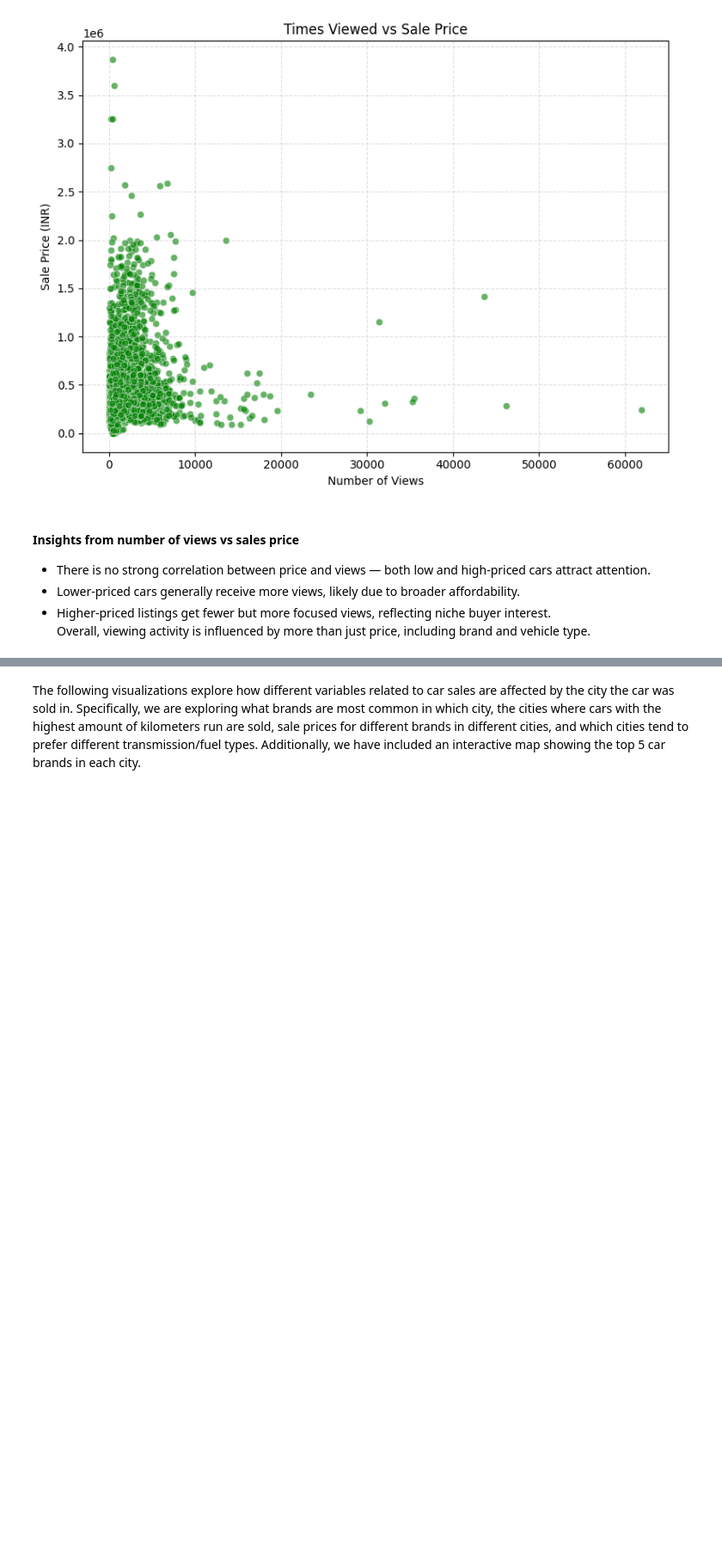
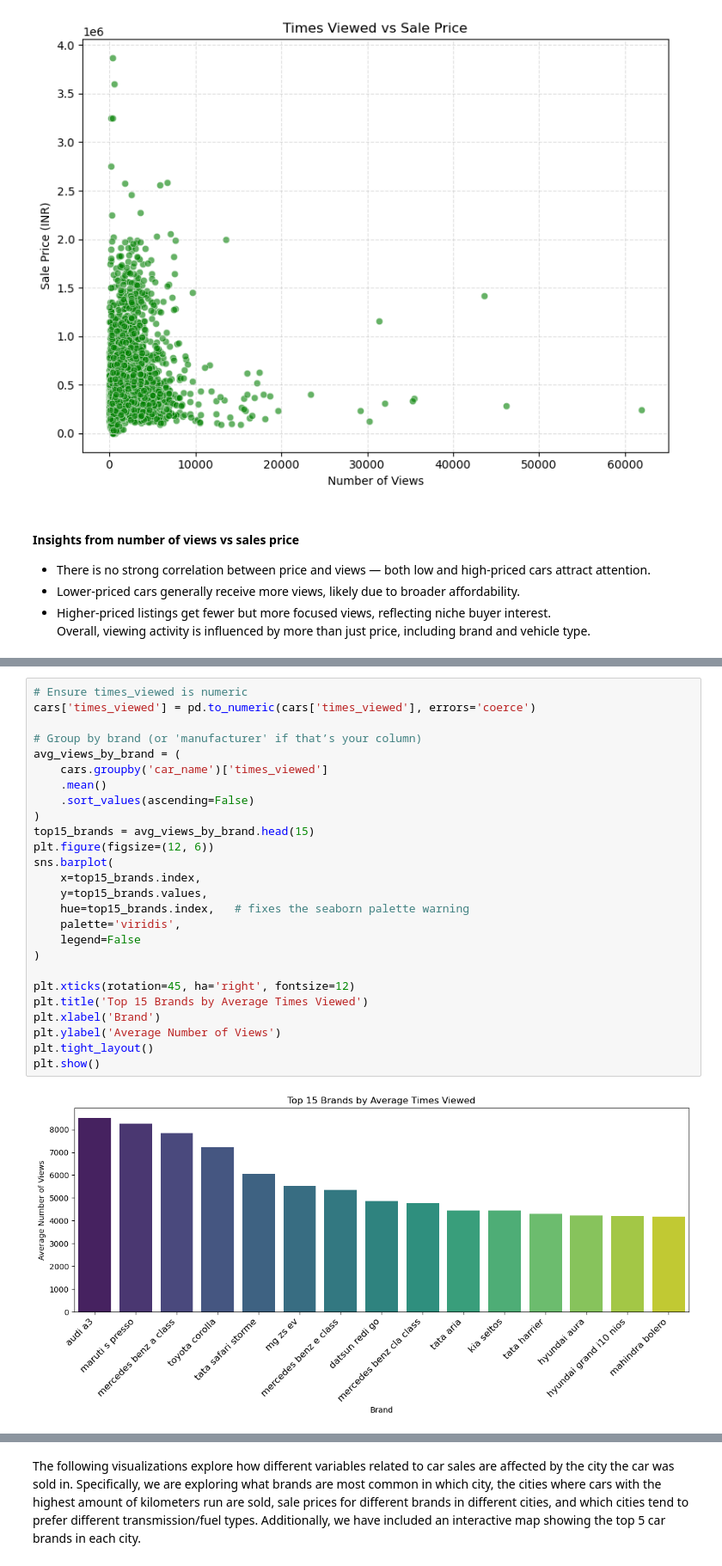
Before and after one commit to aarschne/UN5550finalproject, a Jupyter notebook: data_cleaning_visualization.ipynb, the cells around one changed output, grey strips where cells are left out. Shown at 86% size. Cells and saved outputs as stored; diff of their text form; blank space fills up the shorter version.

```diff
--- a/data_cleaning_visualization.ipynb
+++ b/data_cleaning_visualization.ipynb
@@ -377,0 +425,28 @@ Overall, viewing activity is influenced by more than just price, including brand
+# %%
+# Ensure times_viewed is numeric
+cars['times_viewed'] = pd.to_numeric(cars['times_viewed'], errors='coerce')
+
+# Group by brand (or 'manufacturer' if that’s your column)
+avg_views_by_brand = (
+    cars.groupby('car_name')['times_viewed']
+    .mean()
+    .sort_values(ascending=False)
+)
+top15_brands = avg_views_by_brand.head(15)
+plt.figure(figsize=(12, 6))
+sns.barplot(
+    x=top15_brands.index,
+    y=top15_brands.values,
+    hue=top15_brands.index,   # fixes the seaborn palette warning
+    palette='viridis',
+    legend=False
+)
+
+plt.xticks(rotation=45, ha='right', fontsize=12)
+plt.title('Top 15 Brands by Average Times Viewed')
+plt.xlabel('Brand')
+plt.ylabel('Average Number of Views')
+plt.tight_layout()
+plt.show()
+# %% [output]
+[figure, added]
```
Also changed, not shown: parts of 12 cells of this notebook.
